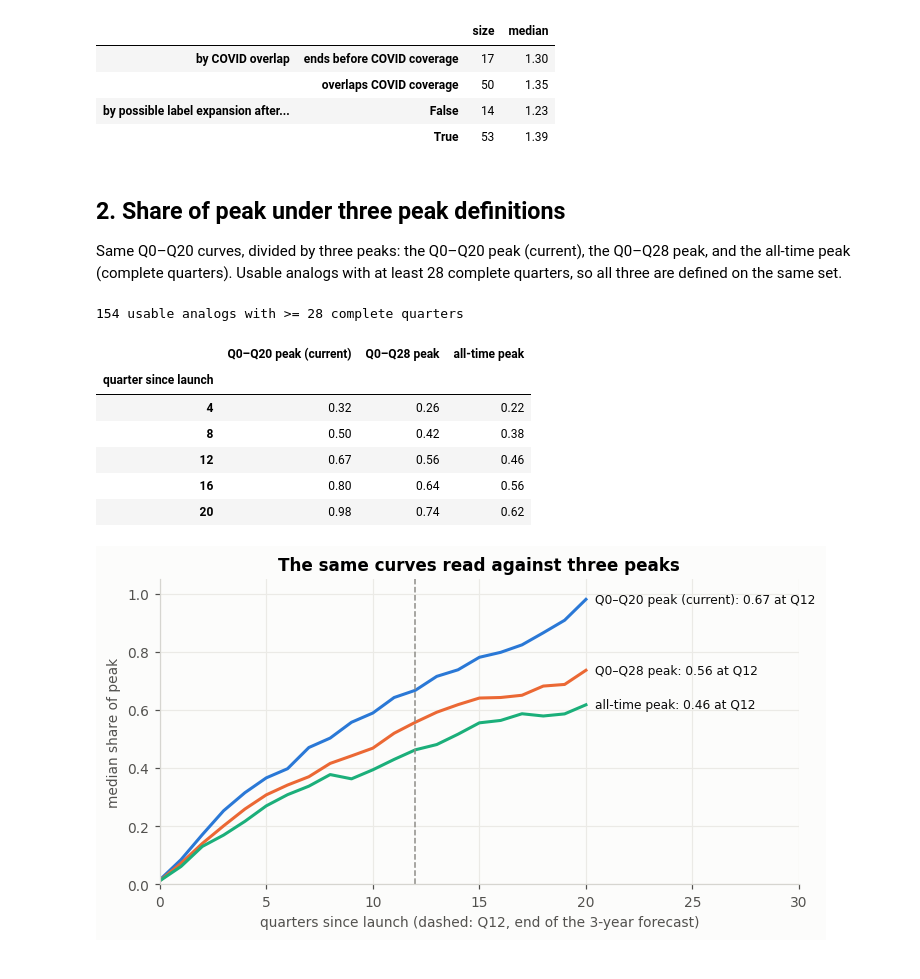
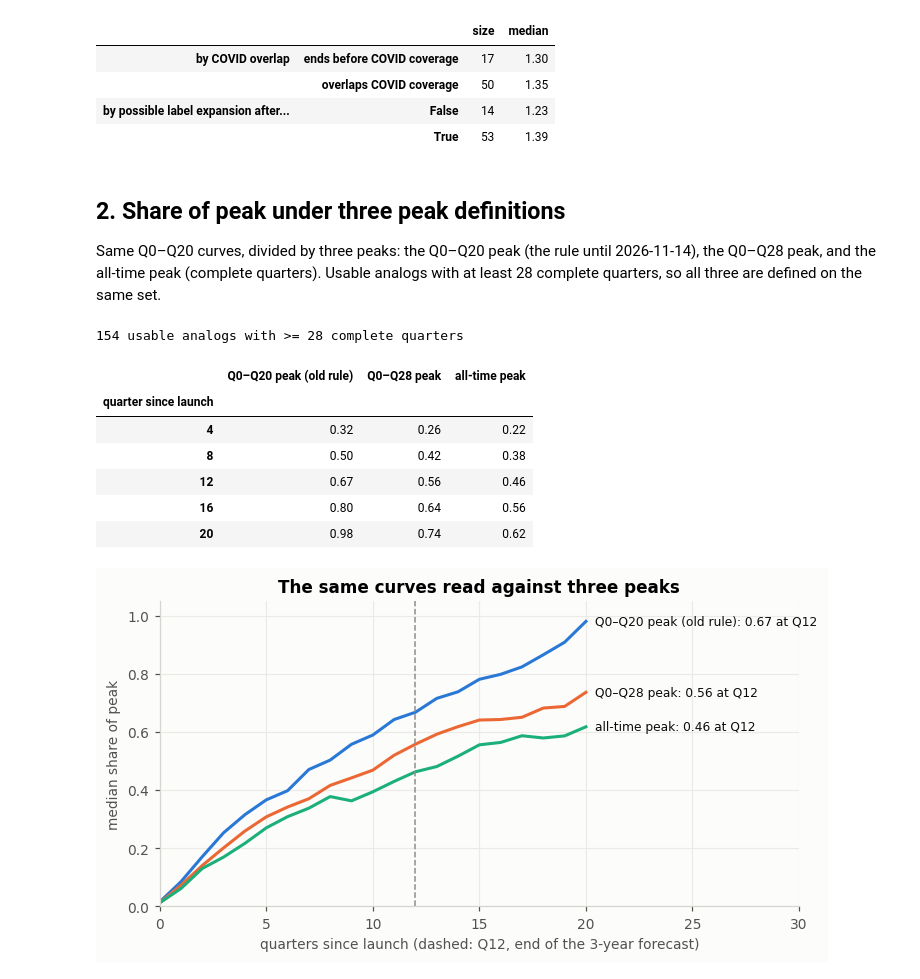
Before and after one commit to gracey0630/pharma-phriends, a Jupyter notebook: eda/peak_window_grace.ipynb, the cells around one changed output. Saved outputs shown, nothing was run; the diff lists cells and outputs as text; code cells hidden in the pictures.

```diff
--- a/eda/peak_window_grace.ipynb
+++ b/eda/peak_window_grace.ipynb
@@ -131,22 +131,22 @@ pd.concat({
 # %% [markdown]
 ## 2. Share of peak under three peak definitions
 
-Same Q0–Q20 curves, divided by three peaks: the Q0–Q20 peak (current), the Q0–Q28 peak, and the all-time peak (complete quarters). Usable analogs with at least 28 complete quarters, so all three are defined on the same set.
+Same Q0–Q20 curves, divided by three peaks: the Q0–Q20 peak (the rule until 2026-11-14), the Q0–Q28 peak, and the all-time peak (complete quarters). Usable analogs with at least 28 complete quarters, so all three are defined on the same set.
 # %%
 long = observed[observed >= 28].index
 w = wide.loc[long, 0:20]
 peaks = {
-    "Q0–Q20 peak (current)": wide.loc[long, 0:20].max(axis=1),
+    "Q0–Q20 peak (old rule)": wide.loc[long, 0:20].max(axis=1),
     "Q0–Q28 peak": wide.loc[long, 0:28].max(axis=1),
     "all-time peak": wide.loc[long].max(axis=1),
 }
 shares = {name: w.div(p, axis=0) for name, p in peaks.items()}
 med = pd.DataFrame({name: s.median() for name, s in shares.items()})
 print(f"{len(long)} usable analogs with >= 28 complete quarters")
 med.loc[[4, 8, 12, 16, 20]].round(2).rename_axis("quarter since launch")
 # %% [output]
 154 usable analogs with >= 28 complete quarters
-|  | Q0–Q20 peak (current) | Q0–Q28 peak | all-time peak |
+|  | Q0–Q20 peak (old rule) | Q0–Q28 peak | all-time peak |
 | quarter since launch |  |  |  |
 | 4 | 0.32 | 0.26 | 0.22 |
 | 8 | 0.50 | 0.42 | 0.38 |
```
Also changed, not shown: parts of 7 cells of this notebook, 2 other files.
